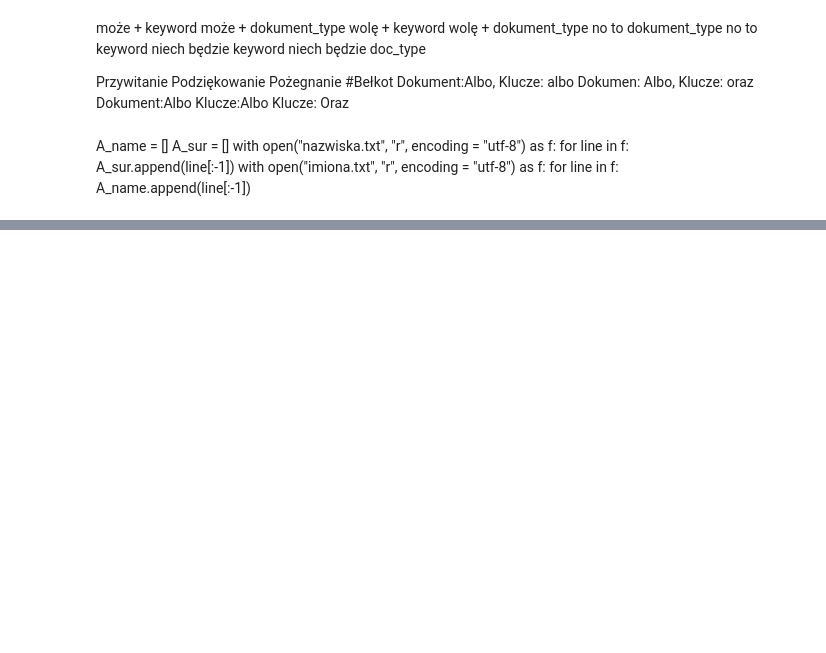
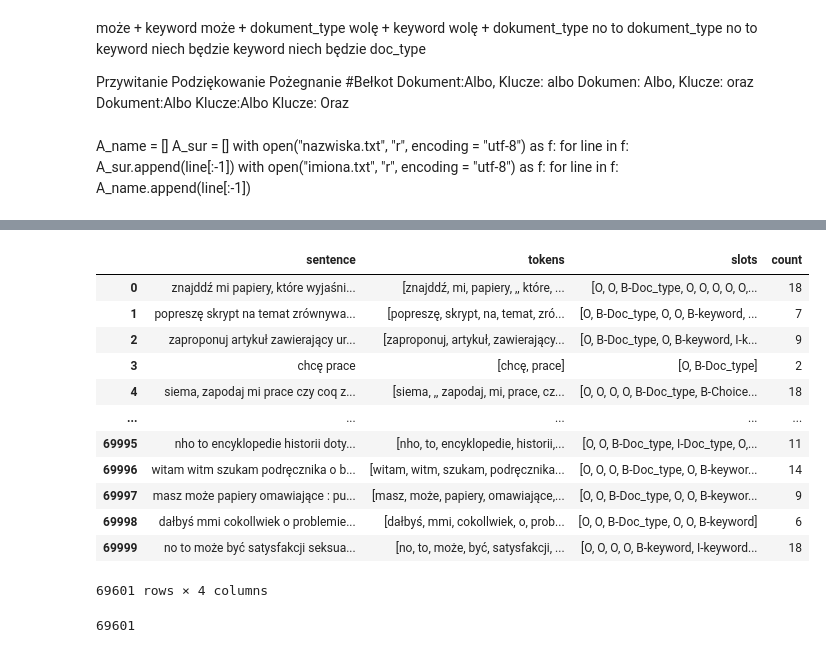
Before and after one commit to Benu13/Praca_magisterska_Dokubot, a Jupyter notebook: Question_generator/QG2.ipynb, the cells around one changed output, grey strips where cells are left out. Saved outputs shown, nothing was run; the diff lists cells and outputs as text; code cells hidden in the pictures; blank space fills up the shorter version.

```diff
--- a/Question_generator/QG2.ipynb
+++ b/Question_generator/QG2.ipynb
@@ -2061,0 +2168,24 @@ len(df.index)
+# %%
+df['count'] = df.tokens.map(len)
+# %%
+df2 = df[df['count'] <= 30]
+# %%
+df2
+# %% [output]
+|  | sentence | tokens | slots | count |
+| 0 | znajddź mi papiery, które wyjaśni... | [znajddź, mi, papiery, ,, które, ... | [O, O, B-Doc_type, O, O, O, O, O,... | 18 |
+| 1 | popreszę skrypt na temat zrównywa... | [popreszę, skrypt, na, temat, zró... | [O, B-Doc_type, O, O, B-keyword, ... | 7 |
+| 2 | zaproponuj artykuł zawierający ur... | [zaproponuj, artykuł, zawierający... | [O, B-Doc_type, O, B-keyword, I-k... | 9 |
+| 3 | chcę prace | [chcę, prace] | [O, B-Doc_type] | 2 |
+| 4 | siema, zapodaj mi prace czy coq z... | [siema, ,, zapodaj, mi, prace, cz... | [O, O, O, O, B-Doc_type, B-Choice... | 18 |
+| ... | ... | ... | ... | ... |
+| 69995 | nho to encyklopedie historii doty... | [nho, to, encyklopedie, historii,... | [O, O, B-Doc_type, I-Doc_type, O,... | 11 |
+| 69996 | witam witm szukam podręcznika o b... | [witam, witm, szukam, podręcznika... | [O, O, O, B-Doc_type, O, B-keywor... | 14 |
+| 69997 | masz może papiery omawiające : pu... | [masz, może, papiery, omawiające,... | [O, O, B-Doc_type, O, O, B-keywor... | 9 |
+| 69998 | dałbyś mmi cokollwiek o problemie... | [dałbyś, mmi, cokollwiek, o, prob... | [O, O, B-Doc_type, O, O, B-keyword] | 6 |
+| 69999 | no to może być satysfakcji seksua... | [no, to, może, być, satysfakcji, ... | [O, O, O, O, B-keyword, I-keyword... | 18 |
+69601 rows × 4 columns
+# %%
+len(df2.index)
+# %% [output]
+69601
```
Also changed, not shown: parts of 22 cells of this notebook, 3 other files.
